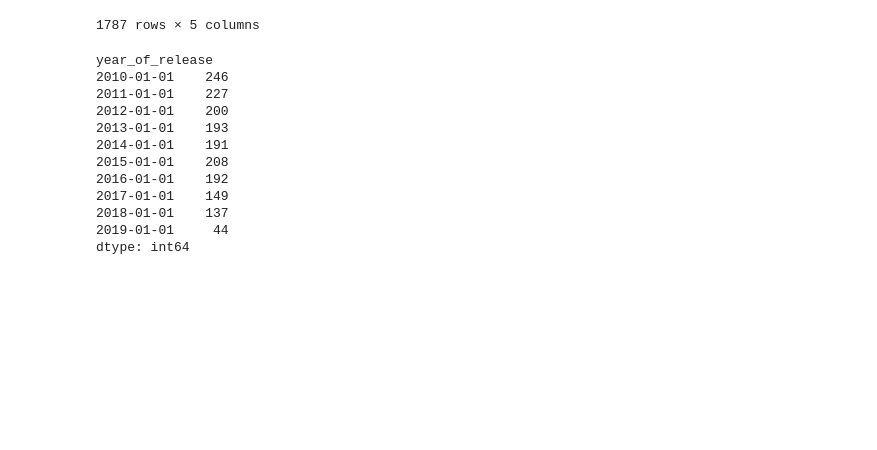
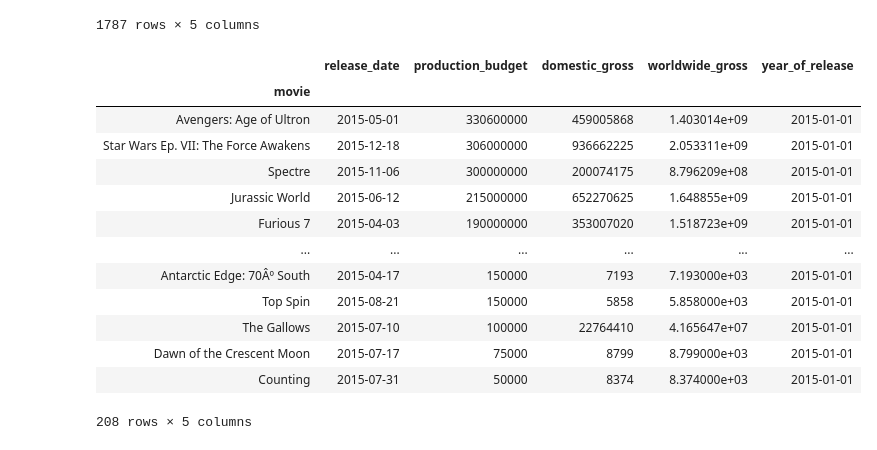
Before and after one commit to Nyla-max/dsc-mod-1-project-v2-1-onl01-dtsc-pt-012120, a Jupyter notebook: student.ipynb, the cells around one changed output. Drawn from its saved outputs; the diff is of its cells as text; code cells hidden in the pictures; blank space fills up the shorter version.

```diff
--- a/student.ipynb
+++ b/student.ipynb
@@ -90,19 +149,21 @@ movie_gross
 | Breaking Upwards | 2010-04-02 | 15000 | 115592 | 1.155920e+05 | 2010-01-01 |
 | Newlyweds | 2012-01-13 | 9000 | 4584 | 4.584000e+03 | 2012-01-01 |
 1787 rows × 5 columns
-# %%
-grouped = movie_gross.groupby('year_of_release').size()
-grouped
-# %% [output]
-year_of_release
-2010-01-01    246
-2011-01-01    227
-2012-01-01    200
-2013-01-01    193
-2014-01-01    191
-2015-01-01    208
-2016-01-01    192
-2017-01-01    149
-2018-01-01    137
-2019-01-01     44
-dtype: int64
+# %%
+movie_gross = movie_year[movie_year['year_of_release'] == '2015']
+movie_gross
+# %% [output]
+|  | release_date | production_budget | domestic_gross | worldwide_gross | year_of_release |
+| movie |  |  |  |  |  |
+| Avengers: Age of Ultron | 2015-05-01 | 330600000 | 459005868 | 1.403014e+09 | 2015-01-01 |
+| Star Wars Ep. VII: The Force Awakens | 2015-12-18 | 306000000 | 936662225 | 2.053311e+09 | 2015-01-01 |
+| Spectre | 2015-11-06 | 300000000 | 200074175 | 8.796209e+08 | 2015-01-01 |
+| Jurassic World | 2015-06-12 | 215000000 | 652270625 | 1.648855e+09 | 2015-01-01 |
+| Furious 7 | 2015-04-03 | 190000000 | 353007020 | 1.518723e+09 | 2015-01-01 |
+| ... | ... | ... | ... | ... | ... |
+| Antarctic Edge: 70Âº South | 2015-04-17 | 150000 | 7193 | 7.193000e+03 | 2015-01-01 |
+| Top Spin | 2015-08-21 | 150000 | 5858 | 5.858000e+03 | 2015-01-01 |
+| The Gallows | 2015-07-10 | 100000 | 22764410 | 4.165647e+07 | 2015-01-01 |
+| Dawn of the Crescent Moon | 2015-07-17 | 75000 | 8799 | 8.799000e+03 | 2015-01-01 |
+| Counting | 2015-07-31 | 50000 | 8374 | 8.374000e+03 | 2015-01-01 |
+208 rows × 5 columns
```
Also changed, not shown: parts of 19 cells of this notebook.
